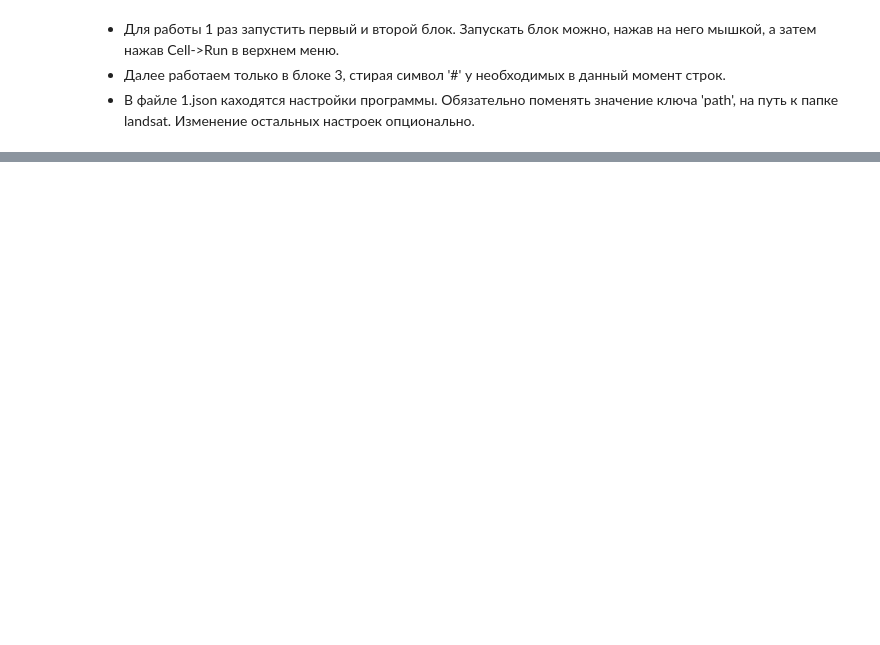
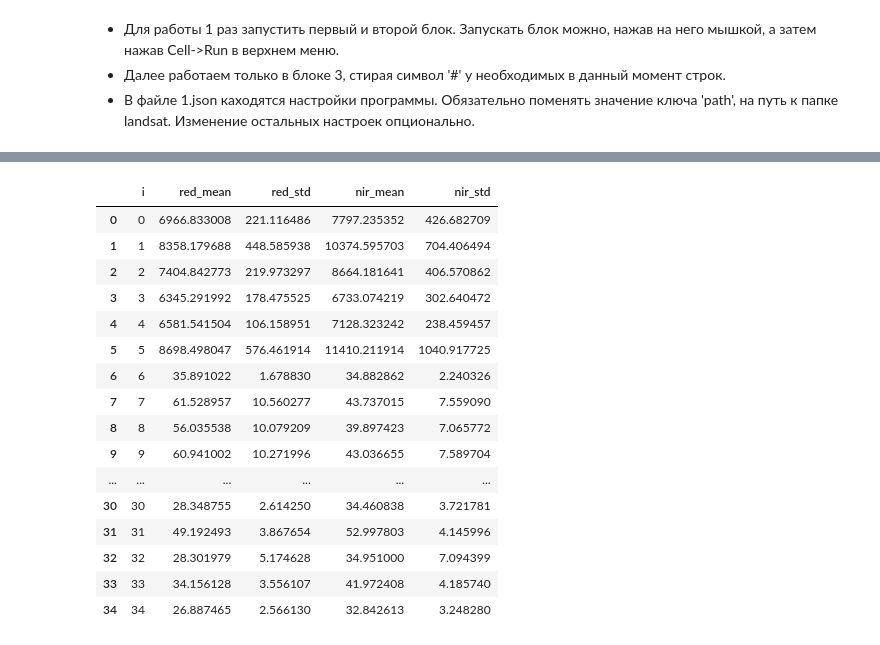
Before and after one commit to filaPro/soil_line, a Jupyter notebook: cython_landsat.ipynb, the cells around one changed output, grey strips where cells are left out. Cells and saved outputs as stored; diff of their text form; code cells hidden in the pictures; blank space fills up the shorter version.

```diff
--- a/cython_landsat.ipynb
+++ b/cython_landsat.ipynb
@@ -325,0 +455,21 @@ array([[1, 2, 3],
+# %%
+import pandas as pd
+pd.read_csv('tmp.csv')
+# %% [output]
+|  | i | red_mean | red_std | nir_mean | nir_std |
+| 0 | 0 | 6966.833008 | 221.116486 | 7797.235352 | 426.682709 |
+| 1 | 1 | 8358.179688 | 448.585938 | 10374.595703 | 704.406494 |
+| 2 | 2 | 7404.842773 | 219.973297 | 8664.181641 | 406.570862 |
+| 3 | 3 | 6345.291992 | 178.475525 | 6733.074219 | 302.640472 |
+| 4 | 4 | 6581.541504 | 106.158951 | 7128.323242 | 238.459457 |
+| 5 | 5 | 8698.498047 | 576.461914 | 11410.211914 | 1040.917725 |
+| 6 | 6 | 35.891022 | 1.678830 | 34.882862 | 2.240326 |
+| 7 | 7 | 61.528957 | 10.560277 | 43.737015 | 7.559090 |
+| 8 | 8 | 56.035538 | 10.079209 | 39.897423 | 7.065772 |
+| 9 | 9 | 60.941002 | 10.271996 | 43.036655 | 7.589704 |
+| ... | ... | ... | ... | ... | ... |
+| 30 | 30 | 28.348755 | 2.614250 | 34.460838 | 3.721781 |
+| 31 | 31 | 49.192493 | 3.867654 | 52.997803 | 4.145996 |
+| 32 | 32 | 28.301979 | 5.174628 | 34.951000 | 7.094399 |
+| 33 | 33 | 34.156128 | 3.556107 | 41.972408 | 4.185740 |
+| 34 | 34 | 26.887465 | 2.566130 | 32.842613 | 3.248280 |
```
Also changed, not shown: parts of 27 cells of this notebook.
